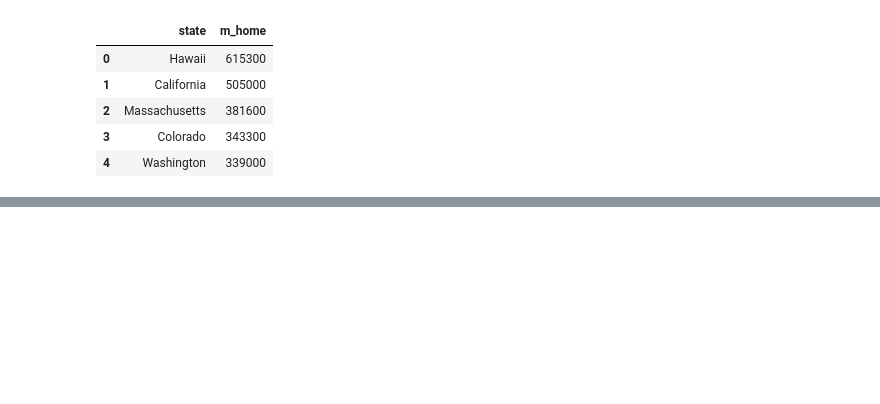
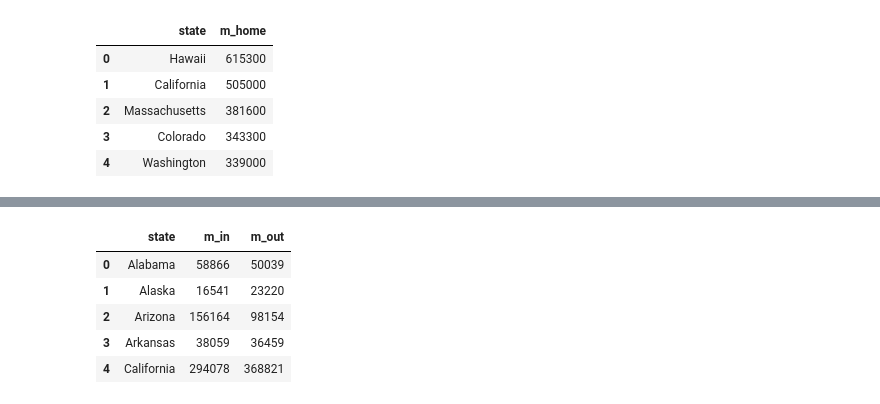
Before and after one commit to aliciasply/InterState-Migration, a Jupyter notebook: Code/Rob.ipynb, the cells around one changed output, grey strips where cells are left out. Saved outputs shown, nothing was run; the diff lists cells and outputs as text; code cells hidden in the pictures; blank space fills up the shorter version.

```diff
--- a/Code/Rob.ipynb
+++ b/Code/Rob.ipynb
@@ -662,0 +696,10 @@ merged_df_7.head()
+# %%
+#migration in csv
+m_in_df = pd.read_csv("../Data/Rob/Migration_In.csv")
+# %%
+counts_2 = []
+# for state in states:
+for state in states:
+    sum_total = m_in_df.loc[(m_in_df.To_State == f'{state}')].sum()
+    count = sum_total['Total']
+    counts_2.append(count)
@@ -664,0 +738,11 @@ merged_df_7.to_csv('../Data/Rob/Final_Data.csv',index=False)
+# %%
+migration_df = pd.merge(left=migration_in_df, right=migration_out_df, left_on='state', right_on='state')
+# %%
+migration_df.head()
+# %% [output]
+|  | state | m_in | m_out |
+| 0 | Alabama | 58866 | 50039 |
+| 1 | Alaska | 16541 | 23220 |
+| 2 | Arizona | 156164 | 98154 |
+| 3 | Arkansas | 38059 | 36459 |
+| 4 | California | 294078 | 368821 |
```
Also changed, not shown: parts of 33 cells of this notebook, 7 other files.
